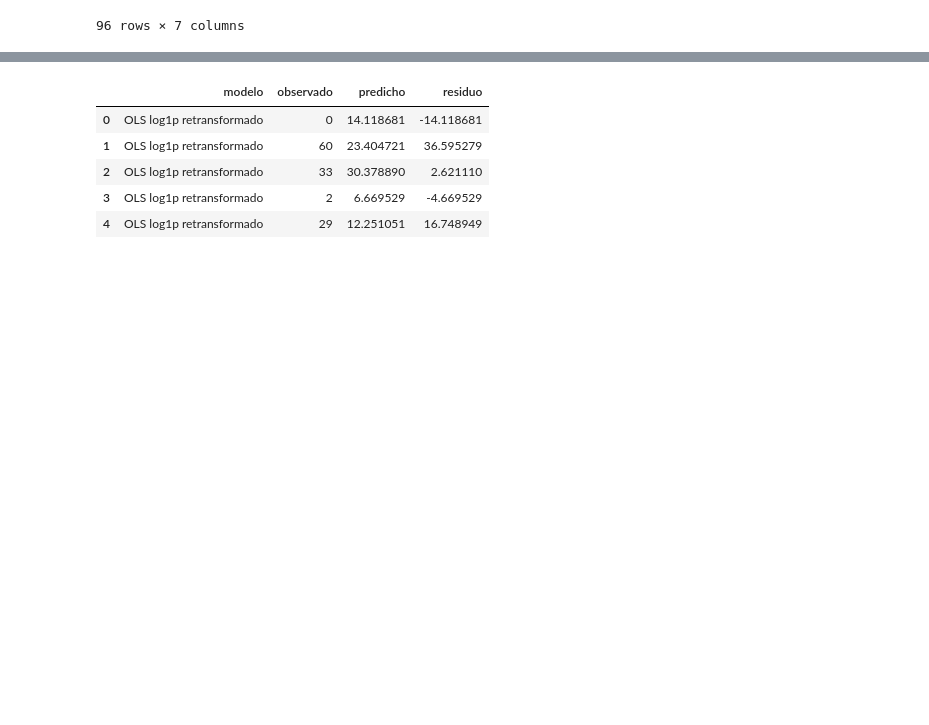
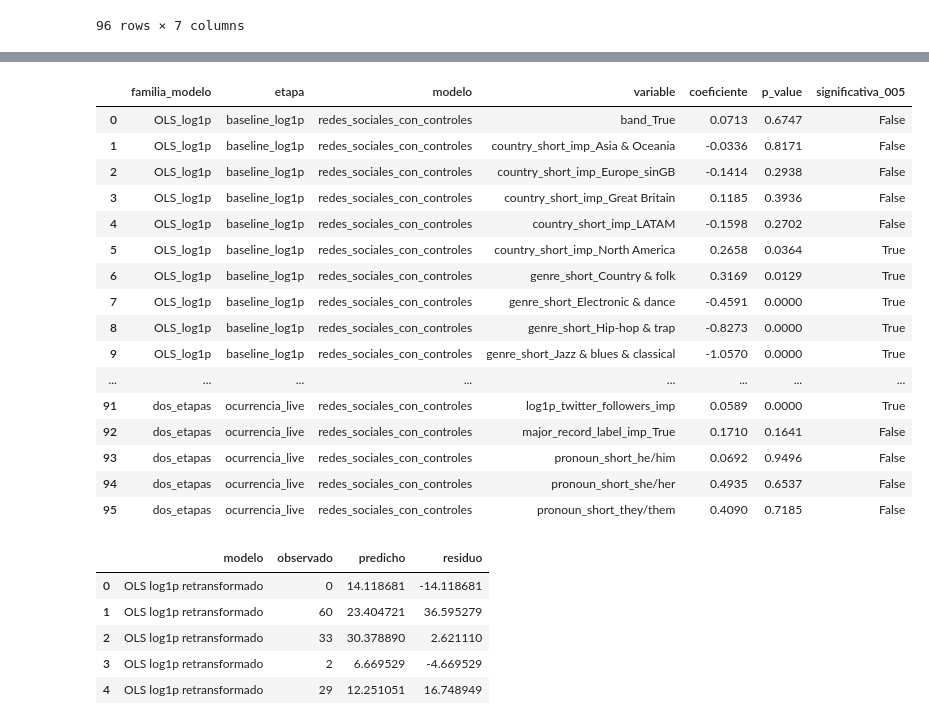
Before and after one commit to SilvanaBContreras/come_together_industria_de_la_musica, a Jupyter notebook: chartmetric_regresion_lineal_con_binomial_negativa.ipynb, the cells around one changed output, grey strips where cells are left out. Saved outputs shown, nothing was run; the diff lists cells and outputs as text; code cells hidden in the pictures; blank space fills up the shorter version.

```diff
--- a/chartmetric_regresion_lineal_con_binomial_negativa.ipynb
+++ b/chartmetric_regresion_lineal_con_binomial_negativa.ipynb
@@ -3609,3 +3640,29 @@ display(tabla_significancia_finalistas.round(4))
+# %%
+tabla_significancia_finalistas_ordenada = (
+    tabla_significancia_finalistas
+    .sort_values(["familia_modelo", "etapa", "variable"])
+    .reset_index(drop=True)
+)
+
+display(tabla_significancia_finalistas_ordenada.round(4))
+# %% [output]
+|  | familia_modelo | etapa | modelo | variable | coeficiente | p_value | significativa_005 |
+| 0 | OLS_log1p | baseline_log1p | redes_sociales_con_controles | band_True | 0.0713 | 0.6747 | False |
+| 1 | OLS_log1p | baseline_log1p | redes_sociales_con_controles | country_short_imp_Asia & Oceania | -0.0336 | 0.8171 | False |
+| 2 | OLS_log1p | baseline_log1p | redes_sociales_con_controles | country_short_imp_Europe_sinGB | -0.1414 | 0.2938 | False |
+| 3 | OLS_log1p | baseline_log1p | redes_sociales_con_controles | country_short_imp_Great Britain | 0.1185 | 0.3936 | False |
+| 4 | OLS_log1p | baseline_log1p | redes_sociales_con_controles | country_short_imp_LATAM | -0.1598 | 0.2702 | False |
+| 5 | OLS_log1p | baseline_log1p | redes_sociales_con_controles | country_short_imp_North America | 0.2658 | 0.0364 | True |
+| 6 | OLS_log1p | baseline_log1p | redes_sociales_con_controles | genre_short_Country & folk | 0.3169 | 0.0129 | True |
+| 7 | OLS_log1p | baseline_log1p | redes_sociales_con_controles | genre_short_Electronic & dance | -0.4591 | 0.0000 | True |
+| 8 | OLS_log1p | baseline_log1p | redes_sociales_con_controles | genre_short_Hip-hop & trap | -0.8273 | 0.0000 | True |
+| 9 | OLS_log1p | baseline_log1p | redes_sociales_con_controles | genre_short_Jazz & blues & classical | -1.0570 | 0.0000 | True |
+| ... | ... | ... | ... | ... | ... | ... | ... |
+| 91 | dos_etapas | ocurrencia_live | redes_sociales_con_controles | log1p_twitter_followers_imp | 0.0589 | 0.0000 | True |
+| 92 | dos_etapas | ocurrencia_live | redes_sociales_con_controles | major_record_label_imp_True | 0.1710 | 0.1641 | False |
+| 93 | dos_etapas | ocurrencia_live | redes_sociales_con_controles | pronoun_short_he/him | 0.0692 | 0.9496 | False |
+| 94 | dos_etapas | ocurrencia_live | redes_sociales_con_controles | pronoun_short_she/her | 0.4935 | 0.6537 | False |
+| 95 | dos_etapas | ocurrencia_live | redes_sociales_con_controles | pronoun_short_they/them | 0.4090 | 0.7185 | False |
 # %%
 # ============================================================
 # Predicciones en test para modelos finalistas
```
Also changed, not shown: parts of 12 cells of this notebook.
